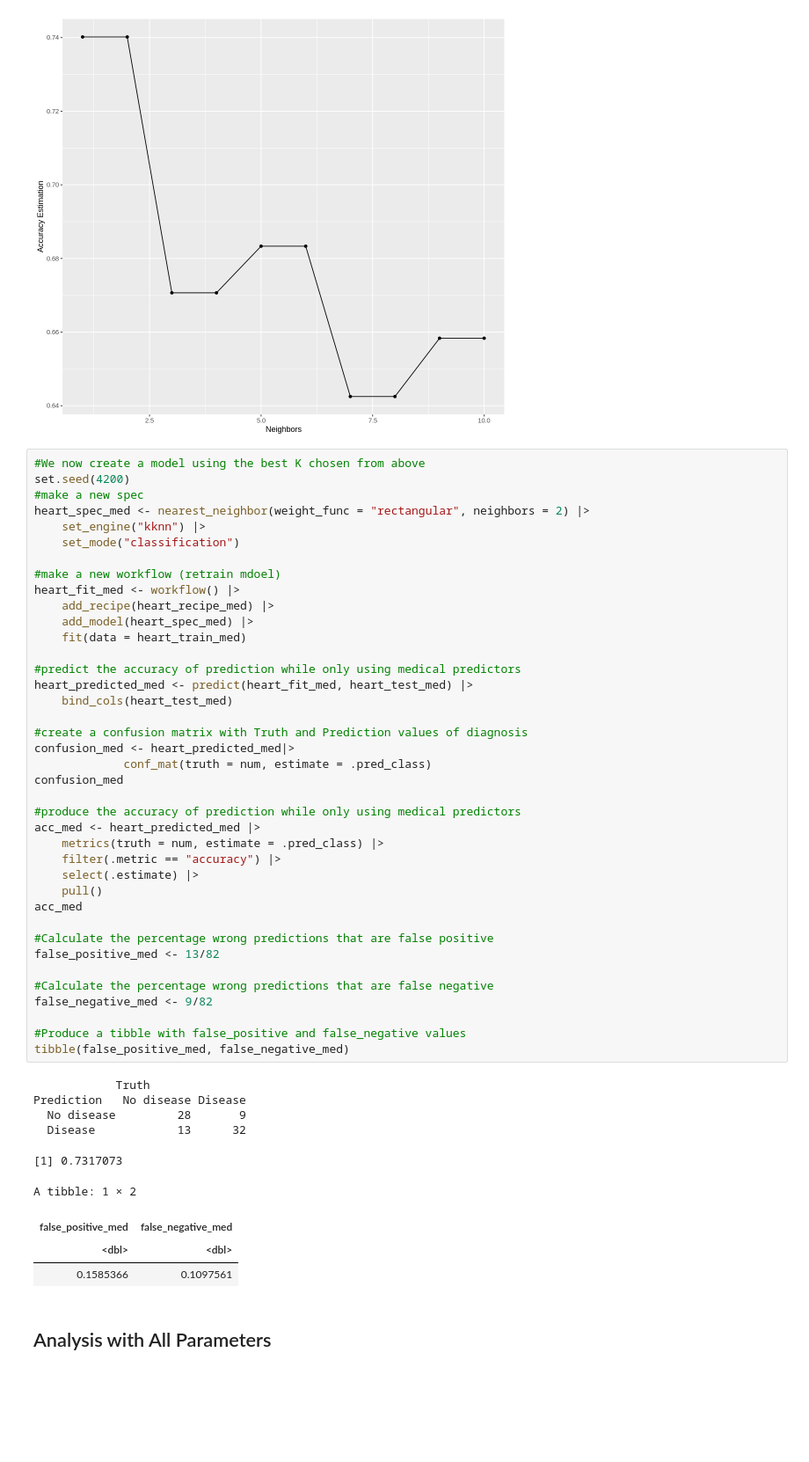
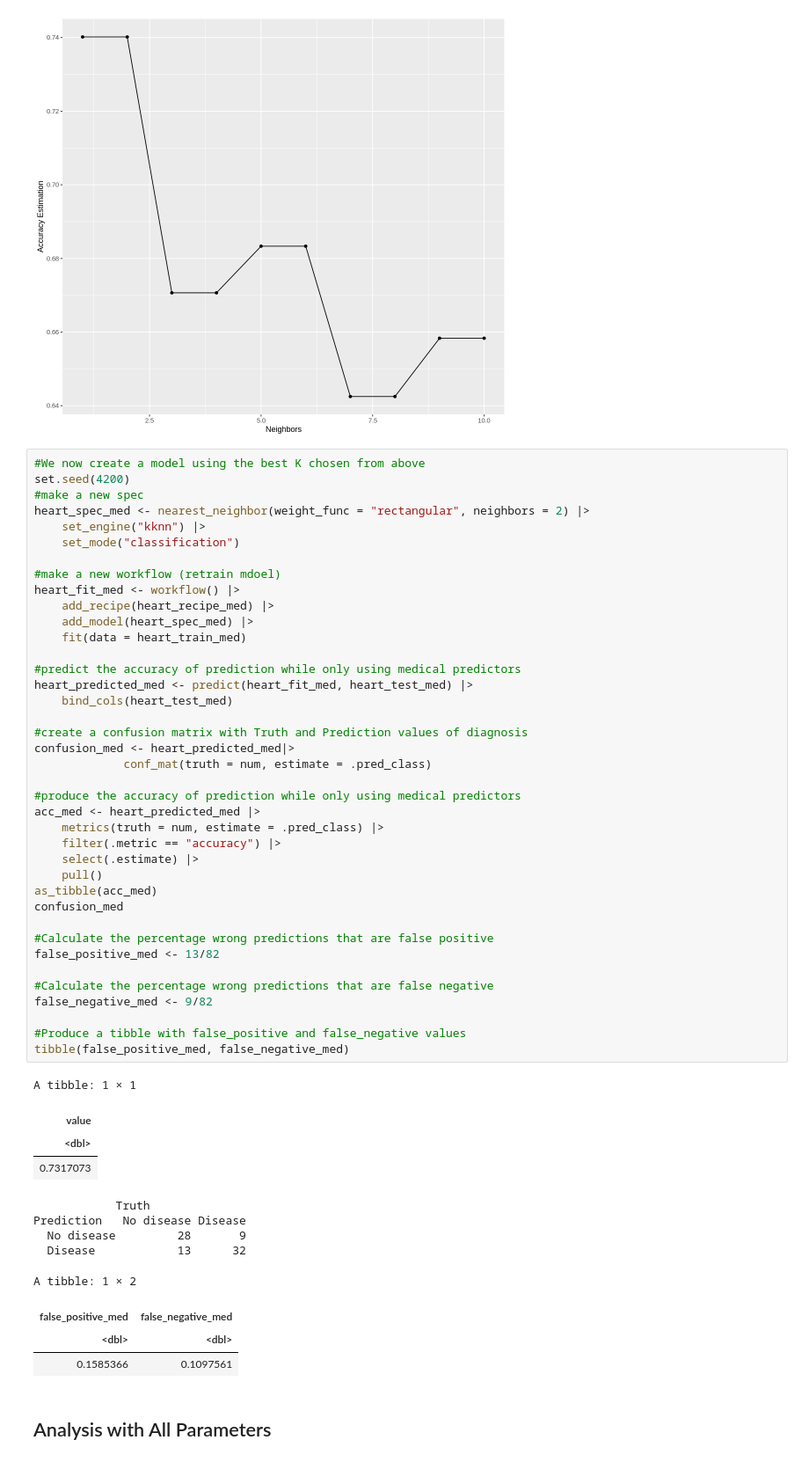
Before and after one commit to Phoebeml/Group20_DSCI100, a Jupyter notebook: Group20Project.ipynb, the cells around one changed output. Shown at 88% size. Saved outputs shown, nothing was run; the diff lists cells and outputs as text; blank space fills up the shorter version.

Commit message:
Printed accuracy as tibbles

```diff
--- a/Group20Project.ipynb
+++ b/Group20Project.ipynb
@@ -364,44 +364,47 @@ heart_spec_med <- nearest_neighbor(weight_func = "rectangular", neighbors = 2) |
 #make a new workflow (retrain mdoel)
 heart_fit_med <- workflow() |>
     add_recipe(heart_recipe_med) |>
     add_model(heart_spec_med) |>
     fit(data = heart_train_med)
 
 #predict the accuracy of prediction while only using medical predictors
 heart_predicted_med <- predict(heart_fit_med, heart_test_med) |>
     bind_cols(heart_test_med)
 
 #create a confusion matrix with Truth and Prediction values of diagnosis
 confusion_med <- heart_predicted_med|>
              conf_mat(truth = num, estimate = .pred_class)
-confusion_med
 
 #produce the accuracy of prediction while only using medical predictors
 acc_med <- heart_predicted_med |>
     metrics(truth = num, estimate = .pred_class) |>
     filter(.metric == "accuracy") |>
     select(.estimate) |>
     pull()
-acc_med
+as_tibble(acc_med)
+confusion_med
 
 #Calculate the percentage wrong predictions that are false positive
 false_positive_med <- 13/82
 
 #Calculate the percentage wrong predictions that are false negative
 false_negative_med <- 9/82
 
 #Produce a tibble with false_positive and false_negative values
 tibble(false_positive_med, false_negative_med)
 # %% [output]
-            Truth
-Prediction   No disease Disease
-  No disease         28       9
-  Disease            13      32
+A tibble: 1 × 1
+| value |
+| <dbl> |
+| 0.7317073 |
-[1] 0.7317073
+            Truth
+Prediction   No disease Disease
+  No disease         28       9
+  Disease            13      32
 A tibble: 1 × 2
-| false_positive_med | false_negative_med |
-| <dbl> | <dbl> |
-| 0.1585366 | 0.1097561 |
+| false_positive_med | false_negative_med |
+| <dbl> | <dbl> |
+| 0.1585366 | 0.1097561 |
 # %% [markdown]
 Analysis with All Parameters
 ----
```
Also changed, not shown: parts of 1 cell of this notebook.
